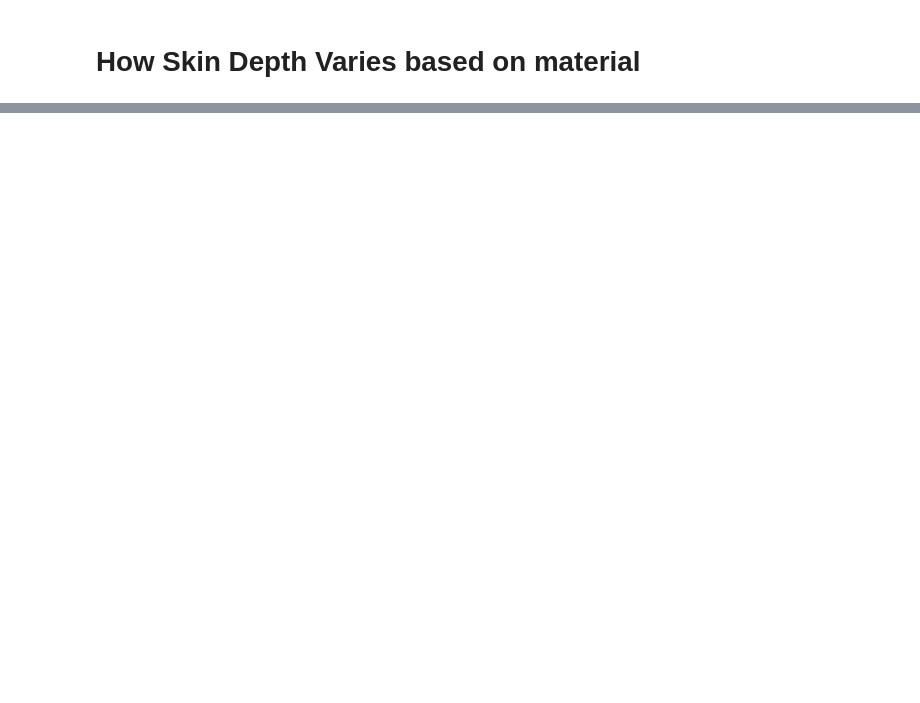
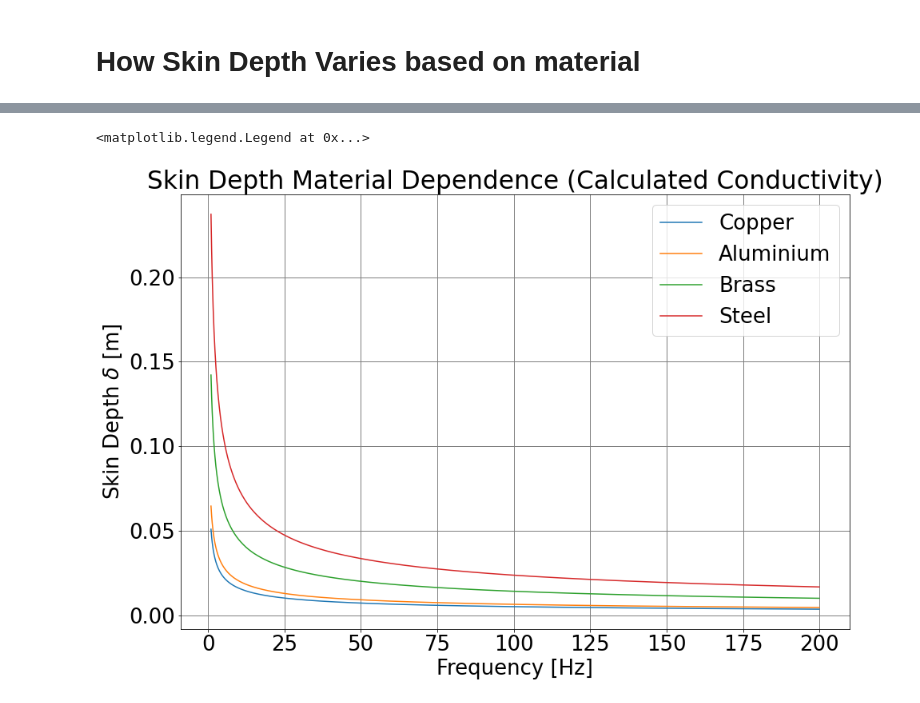
Before and after one commit to daraghhollman/UCD_PASS_Labs, a Jupyter notebook: Skin Depth/Python/Skin Depth.ipynb, the cells around one changed output, grey strips where cells are left out. Cells and saved outputs as stored; diff of their text form; code cells hidden in the pictures; blank space fills up the shorter version.

```diff
--- a/Skin Depth/Python/Skin Depth.ipynb
+++ b/Skin Depth/Python/Skin Depth.ipynb
@@ -324,0 +325,16 @@ plt.legend()
+# %%
+frequencyRange1 = np.arange(1, 200, 0.1)
+
+plt.plot(frequencyRange1, skinDepth(conductivity(cop_pars[0], 1), frequencyRange), label = "Copper")
+plt.plot(frequencyRange1, skinDepth(conductivity(alu_pars[0], 1), frequencyRange), label = "Aluminium")
+plt.plot(frequencyRange1, skinDepth(conductivity(bra_pars[0], 1), frequencyRange), label = "Brass")
+plt.plot(frequencyRange1, skinDepth(conductivity(ste_pars[0], 100), frequencyRange), label = "Steel")
+
+plt.grid(color='grey', linestyle='-', linewidth=1)
+plt.xlabel(r"Frequency [Hz]")
+plt.ylabel(r"Skin Depth $\delta$ [m]")
+plt.title("Skin Depth Material Dependence (Calculated Conductivity)")
+plt.legend()
+# %% [output]
+<matplotlib.legend.Legend at 0x...>
+[figure, added]
```
Also changed, not shown: parts of 5 cells of this notebook, 10 other files.
